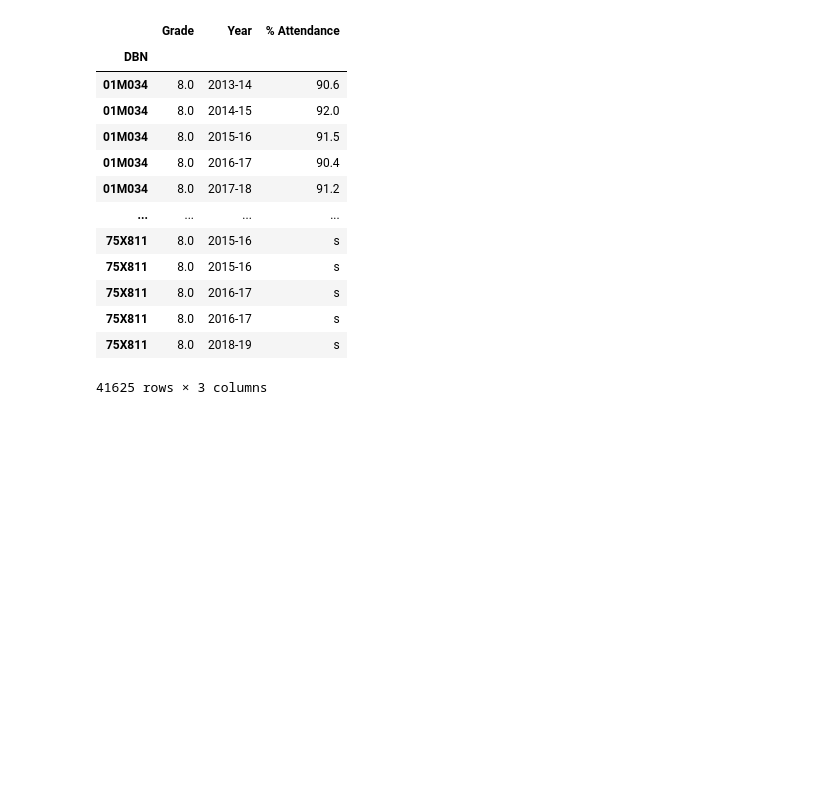
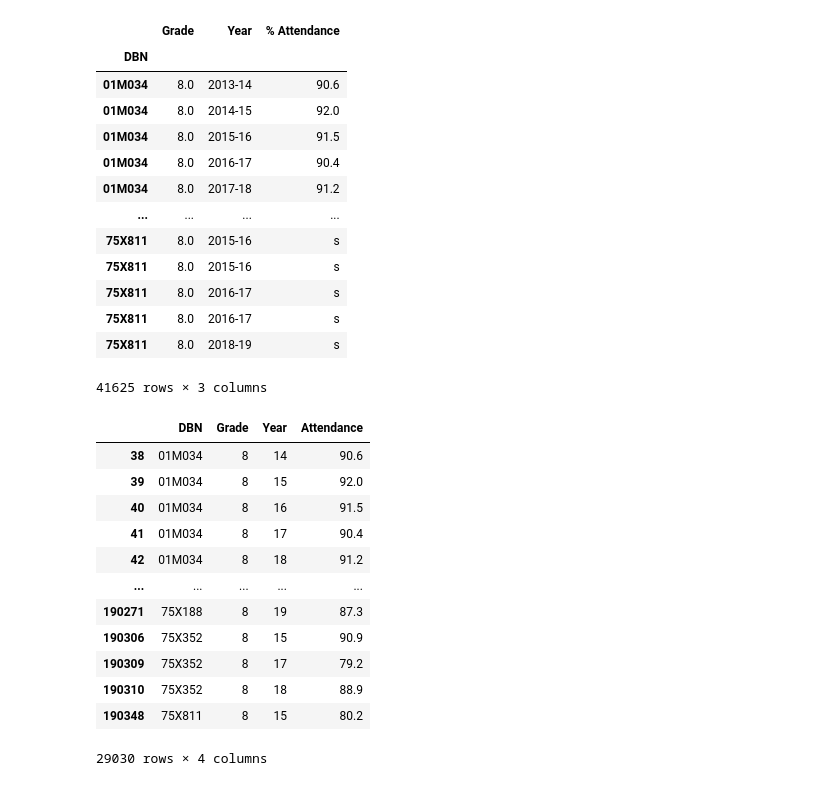
Before and after one commit to aalilyah/DS4a, a Jupyter notebook: Attendance & State Math Test.ipynb, the cells around one changed output. Drawn from its saved outputs; the diff is of its cells as text; code cells hidden in the pictures; blank space fills up the shorter version.

```diff
--- a/Attendance & State Math Test.ipynb
+++ b/Attendance & State Math Test.ipynb
@@ -120,3 +122,17 @@ att_results = fix_year_att.merge(fix_year_results, how = 'inner', on = ['DBN', '
 # %%
-att_results = att_results[(att_results.Grade == '8')]
+fix_year_att
+# %% [output]
+|  | DBN | Grade | Year | Attendance |
+| 38 | 01M034 | 8 | 14 | 90.6 |
+| 39 | 01M034 | 8 | 15 | 92.0 |
+| 40 | 01M034 | 8 | 16 | 91.5 |
+| 41 | 01M034 | 8 | 17 | 90.4 |
+| 42 | 01M034 | 8 | 18 | 91.2 |
+| ... | ... | ... | ... | ... |
+| 190271 | 75X188 | 8 | 19 | 87.3 |
+| 190306 | 75X352 | 8 | 15 | 90.9 |
+| 190309 | 75X352 | 8 | 17 | 79.2 |
+| 190310 | 75X352 | 8 | 18 | 88.9 |
+| 190348 | 75X811 | 8 | 15 | 80.2 |
+29030 rows × 4 columns
 # %%
```
Also changed, not shown: parts of 5 cells of this notebook.
